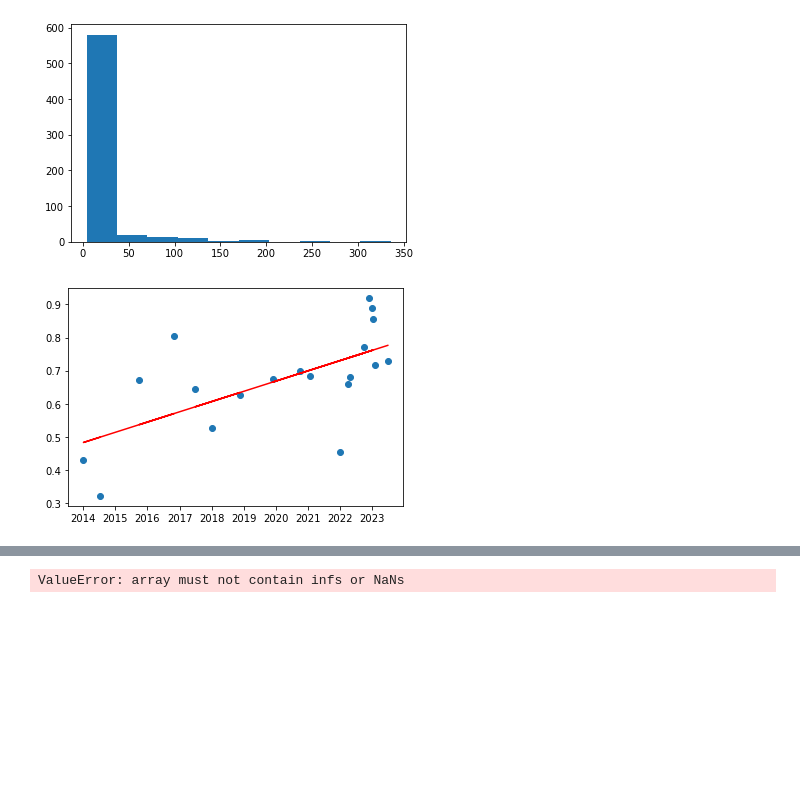
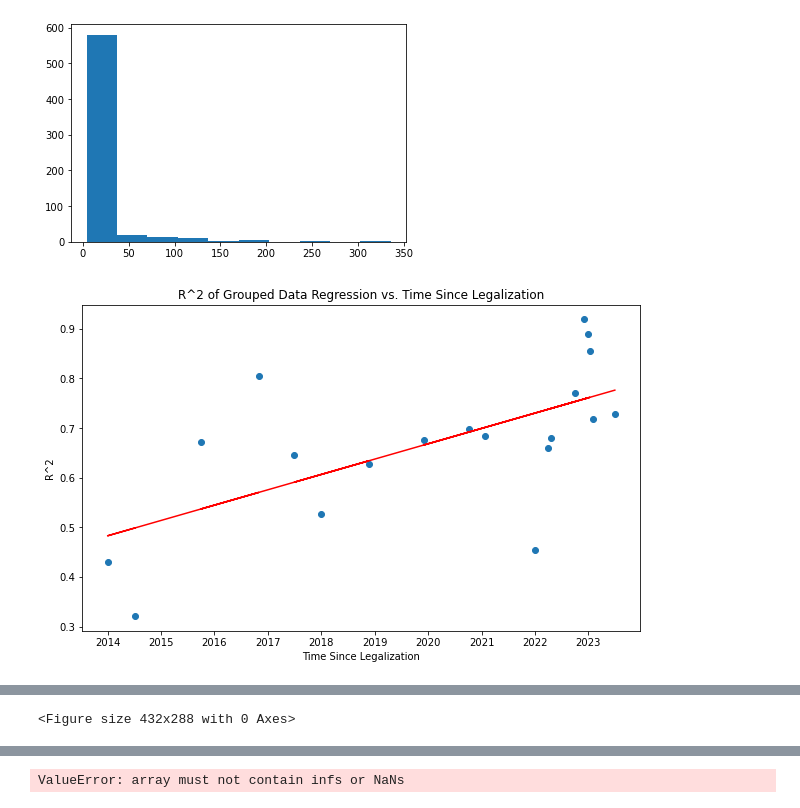
Before and after one commit to kduggirala/eclab, a Jupyter notebook: cleaning/weedmaps_cleaning.ipynb, the cells around one changed output, grey strips where cells are left out. Cells and saved outputs as stored; diff of their text form; code cells hidden in the pictures; blank space fills up the shorter version.

```diff
--- a/cleaning/weedmaps_cleaning.ipynb
+++ b/cleaning/weedmaps_cleaning.ipynb
@@ -131,7 +131,7 @@ test = products.query("thc != 'None' & price != 'None' & weight != 'None'")
 test = test[test['thc'].str.contains("%")]
 test['thc'] = test['thc'].apply(lambda s : float(re.search("\d*\.?\d+", s).group()))
 test['weight'] = test['weight'].apply(lambda s : float(re.search("\d*\.?\d+", s).group()))
-test['thc'] = test['thc'] * test['weight'] / 100
+test['thc'] = test['thc'] * test['weight'] / 100000
 test['price'] = test['price'].apply(lambda s : float(s[1:]))
 # %%
 legalization = pd.read_csv("../legalization_data.txt").set_index("state").drop(['DC', 'Virginia', 'Delaware', 'Minnesota', 'Ohio'])
@@ -225,11 +265,18 @@ test2[(slice <= test2['thc']) & (test2['thc'] < slice + 200) & (test2['price'] >
 # %%
-test3 = test.query(f"category == 'FLOWER' & State == 'Illinois' & thc < 15000")[['name', 'thc', 'price']].groupby("name").mean()
-data = test3.to_numpy()
-data_x = data[:, 0]
-data_y = data[:, 1]
-model = LinearRegression().fit(data_x.reshape((-1, 1)), data_y)
-print(f"Linear Model: Slope : {model.coef_}, Intercept : {model.intercept_} R^2 : {model.score(data_x.reshape((-1, 1)), data_y)}")
-plt.scatter(data_x ,data_y)
-plt.plot(data_x, model.intercept_ + model.coef_ * data_x, 'r--')
-plt.show()
+for state in ['Washington', 'New Jersey', 'New York', 'Illinois', 'California', 'Colorado']:
+    test3 = test.query(f"category == 'FLOWER' & State == '{state}' & thc < 15 & price < 500")[['name', 'thc', 'price']].groupby("name").mean()
+    data = test3.to_numpy()
+    data_x = data[:, 0]
+    data_y = data[:, 1]
+    model = LinearRegression().fit(data_x.reshape((-1, 1)), data_y)
+    print(f"Linear Model: Slope : {model.coef_}, Intercept : {model.intercept_} R^2 : {model.score(data_x.reshape((-1, 1)), data_y)}")
+
+    plt.figure(figsize=(10, 6))
+    plt.scatter(data_x ,data_y)
+    plt.plot(data_x, model.intercept_ + model.coef_ * data_x, 'r')
+    plt.title(f"Grouped By Product {state} Data: Price vs THC Content")
+    plt.xlabel("THC (mg)")
+    plt.ylabel("Price (USD)")
+    #plt.show()
+    plt.savefig(f"../figures/{state.replace(' ', '_').lower()}_grouped_regression.png", format = 'png')
 # %% [output]
@@ -259,7 +316,7 @@ test3[(slice <= test3['thc']) & (test3['thc'] < slice + 200) & (test3['price'] >
 # %%
 results = []
 for state in legalization.index:
-    data = test.query(f"category == 'FLOWER' & State == '{state}' & thc < 15000 & price < 500")[['name', 'thc', 'price']].groupby("name").mean().to_numpy()
+    data = test.query(f"category == 'FLOWER' & State == '{state}' & thc < 15 & price < 500")[['name', 'thc', 'price']].groupby("name").mean().to_numpy()
     data_x = data[:, 0]
     data_y = data[:, 1]
     model = LinearRegression().fit(data_x.reshape((-1, 1)), data_y)
@@ -278,13 +335,25 @@ plt.hist(data_y)
 # %%
 results_df = pd.DataFrame(results).set_index("state").join(legalization)
 results_df_tax = results_df.drop(['Alaska', 'Illinois', 'Connecticut', 'New Jersey', 'Maryland'])
 results_df_tax['tax_rate'] = results_df_tax['tax_rate'].apply(lambda s : float(s[:-1]))
 
 data_x = results_df['licensed_sales_since_date'].astype("int64").to_numpy().reshape((-1, 1))
 model2 = LinearRegression().fit(data_x, results_df['R^2'])
+# plt.scatter(results_df['licensed_sales_since_date'], results_df['R^2'])
+# plt.plot(results_df['licensed_sales_since_date'], model2.predict(data_x), 'r')
+# plt.show()
+# print(model2.score(data_x, results_df['R^2']))
+
+
+
+plt.figure(figsize = (10, 6))
 plt.scatter(results_df['licensed_sales_since_date'], results_df['R^2'])
 plt.plot(results_df['licensed_sales_since_date'], model2.predict(data_x), 'r')
+plt.title("R^2 of Grouped Data Regression vs. Time Since Legalization")
+plt.xlabel("Time Since Legalization")
+plt.ylabel("R^2")
 plt.show()
+plt.savefig("../figures/r2_vs_time_grouped.png", format = 'png')
 print(model2.score(data_x, results_df['R^2']))
 # %% [output]
-[figure, old version]
+[figure, new version]
@@ -292,3 +361,4 @@ print(model2.score(data_x, results_df['R^2']))
+<Figure size 432x288 with 0 Axes>
 # %%
 data_x = results_df_tax['intercept'].astype("float64").to_numpy().reshape((-1, 1))
 model2 = LinearRegression().fit(data_x, results_df_tax['tax_rate'])
```
Also changed, not shown: parts of 8 cells of this notebook.
